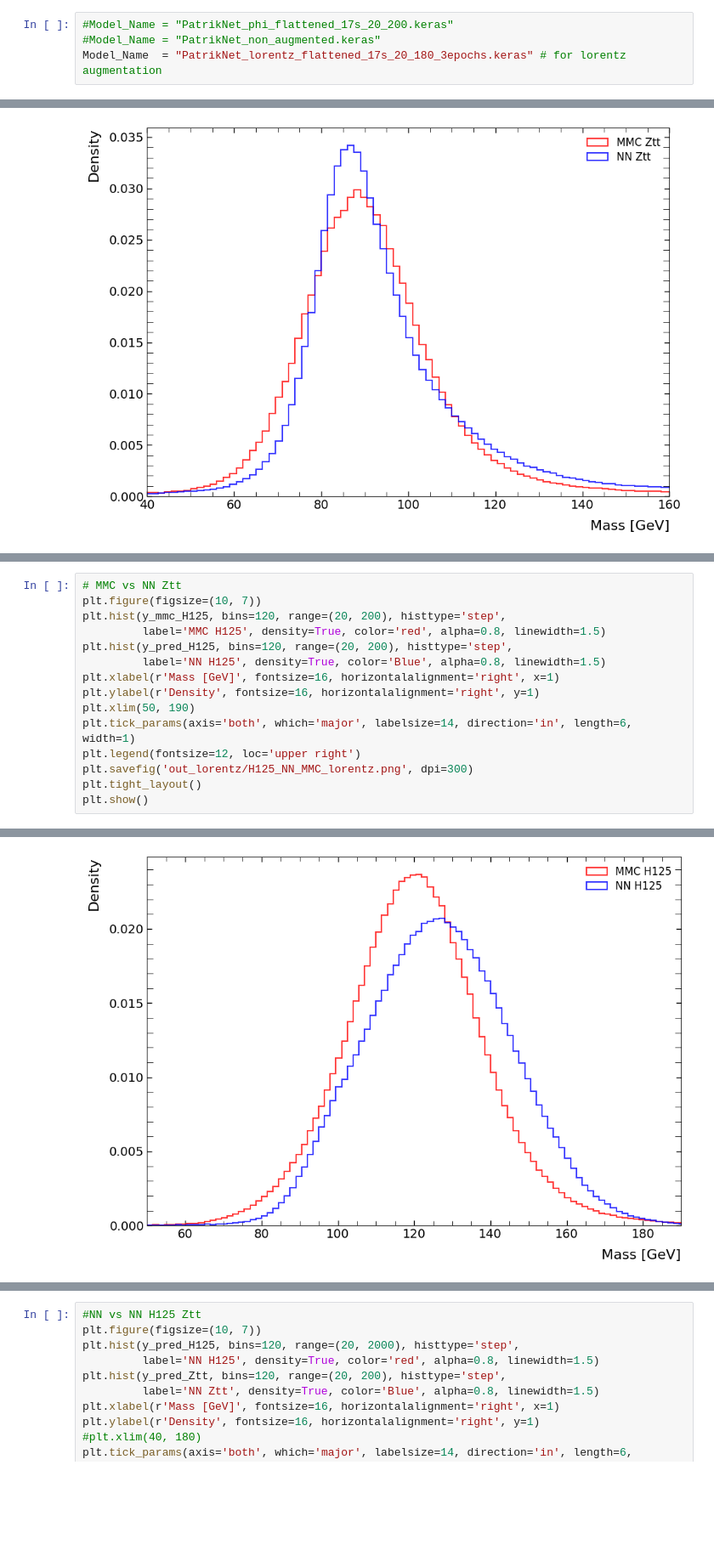
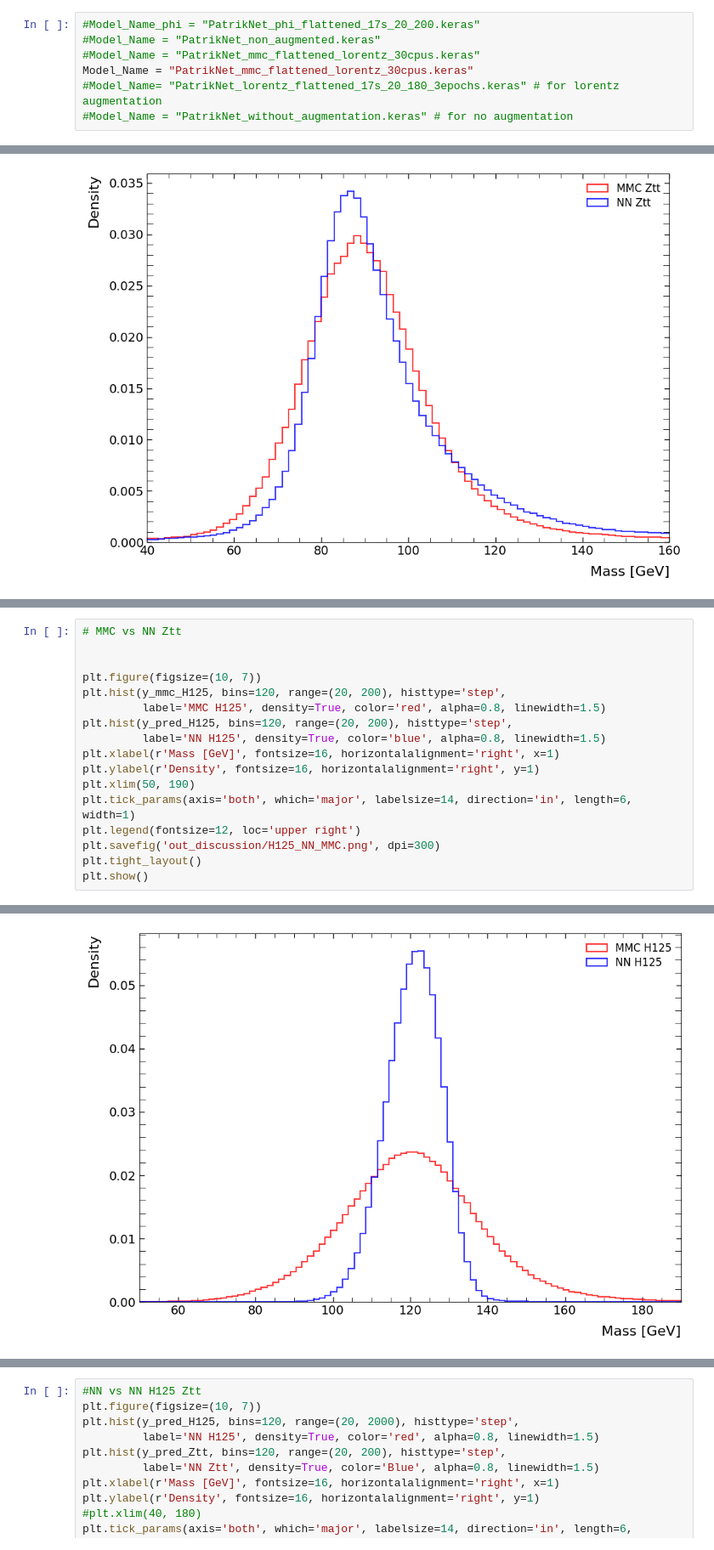
Before and after one commit to Patrik1van/HiggsAnalysisBc, a Jupyter notebook: main.ipynb, the cells around one changed output, grey strips where cells are left out. Shown at 85% size. Drawn from its saved outputs; the diff is of its cells as text; blank space fills up the shorter version.

```diff
--- a/main.ipynb
+++ b/main.ipynb
@@ -22,7 +23,10 @@ Available GPUs: []
 # %%
-#Model_Name = "PatrikNet_phi_flattened_17s_20_200.keras"
+#Model_Name_phi = "PatrikNet_phi_flattened_17s_20_200.keras"
 #Model_Name = "PatrikNet_non_augmented.keras"
-Model_Name  = "PatrikNet_lorentz_flattened_17s_20_180_3epochs.keras" # for lorentz augmentation
+#Model_Name = "PatrikNet_mmc_flattened_lorentz_30cpus.keras"
+Model_Name = "PatrikNet_mmc_flattened_lorentz_30cpus.keras"
+#Model_Name= "PatrikNet_lorentz_flattened_17s_20_180_3epochs.keras" # for lorentz augmentation
+#Model_Name = "PatrikNet_without_augmentation.keras" # for no augmentation
 # %%
 plt.rcParams.update({
     # from rootpy
@@ -255,16 +312,18 @@ findfont: Generic family 'sans-serif' not found because none of the following fa
 # %%
 # MMC vs NN Ztt
+
+
 plt.figure(figsize=(10, 7))
 plt.hist(y_mmc_H125, bins=120, range=(20, 200), histtype='step',
          label='MMC H125', density=True, color='red', alpha=0.8, linewidth=1.5)
 plt.hist(y_pred_H125, bins=120, range=(20, 200), histtype='step',
-         label='NN H125', density=True, color='Blue', alpha=0.8, linewidth=1.5)
+         label='NN H125', density=True, color='blue', alpha=0.8, linewidth=1.5)
 plt.xlabel(r'Mass [GeV]', fontsize=16, horizontalalignment='right', x=1)
 plt.ylabel(r'Density', fontsize=16, horizontalalignment='right', y=1)
 plt.xlim(50, 190)
 plt.tick_params(axis='both', which='major', labelsize=14, direction='in', length=6, width=1)
 plt.legend(fontsize=12, loc='upper right')
-plt.savefig('out_lorentz/H125_NN_MMC_lorentz.png', dpi=300)
+plt.savefig('out_discussion/H125_NN_MMC.png', dpi=300)
 plt.tight_layout()
 plt.show()
 # %% [output]
@@ -284,8 +343,8 @@ findfont: Generic family 'sans-serif' not found because none of the following fa
 findfont: Generic family 'sans-serif' not found because none of the following families were found: helvetica, Helvetica, Nimbus Sans L, Mukti Narrow, FreeSans
 findfont: Generic family 'sans-serif' not found because none of the following families were found: helvetica, Helvetica, Nimbus Sans L, Mukti Narrow, FreeSans
 findfont: Generic family 'sans-serif' not found because none of the following families were found: helvetica, Helvetica, Nimbus Sans L, Mukti Narrow, FreeSans
 findfont: Generic family 'sans-serif' not found because none of the following families were found: helvetica, Helvetica, Nimbus Sans L, Mukti Narrow, FreeSans
-[figure, old version]
+[figure, new version]
 # %%
 #MMC vs MMC H125 Ztt
 plt.figure(figsize=(10, 7))
```
Also changed, not shown: parts of 16 cells of this notebook, 7 other files.
